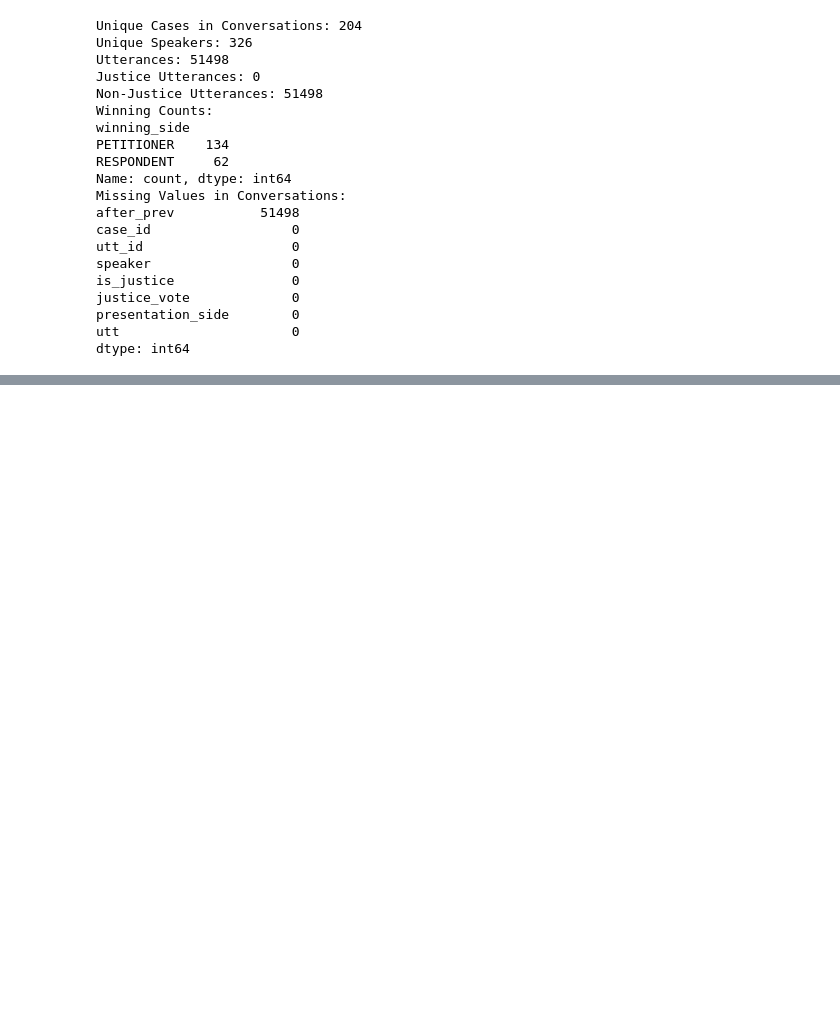
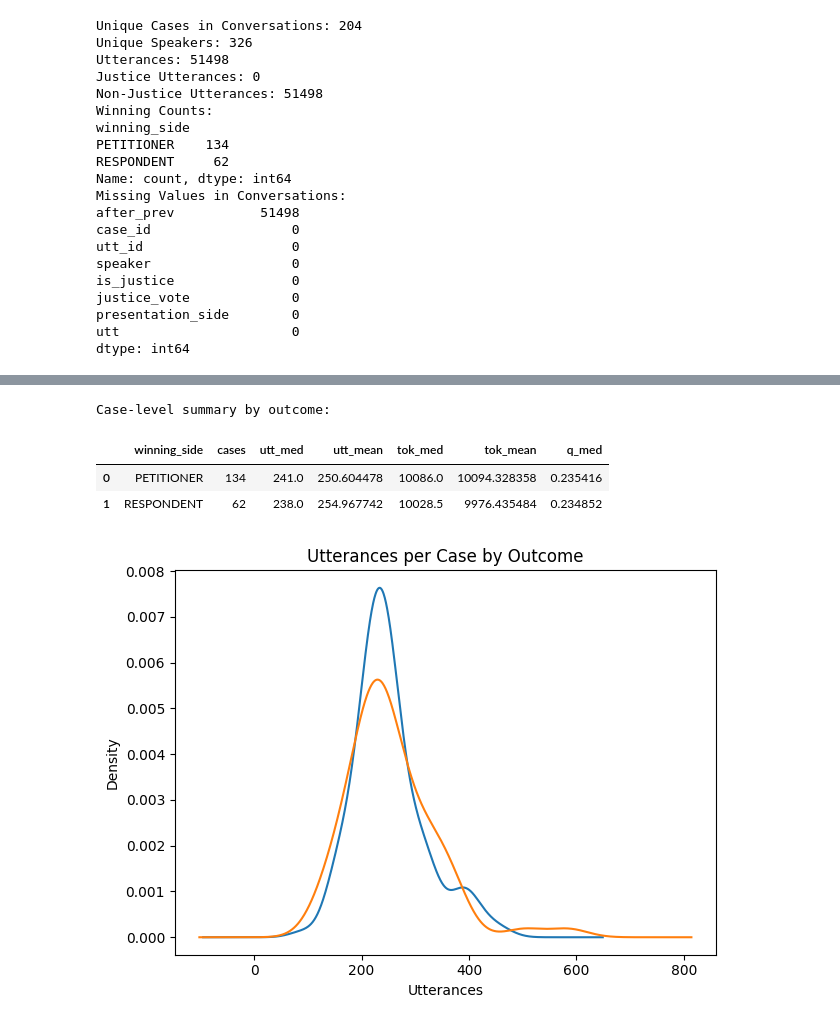
Before and after one commit to sumaitate/ML_SupremeCourtOutcomePrediction, a Jupyter notebook: notebooks/01_data_exploration.ipynb, the cells around one changed output, grey strips where cells are left out. Saved outputs shown, nothing was run; the diff lists cells and outputs as text; code cells hidden in the pictures; blank space fills up the shorter version.

```diff
--- a/notebooks/01_data_exploration.ipynb
+++ b/notebooks/01_data_exploration.ipynb
@@ -223,0 +173,23 @@ Name: count, dtype: int64
+# %%
+is_j = conv["is_justice"].eq("JUSTICE")
+print("Justice Utterances:", int(is_j.sum()))
+print("Non-Justice Utterances:", int((~is_j).sum()))
+
+conv = conv.merge(gen, on="speaker", how="left")
+conv["gender"] = conv["gender"].fillna("na")
+
+conv2 = conv.merge(out, on="case_id", how="left")
+
+print("Cases in Conversations:", conv2["case_id"].nunique())
+print("Cases with Missing Outcome:", int(conv2.drop_duplicates("case_id")["winning_side"].isna().sum()))
+
+def tok_simple(s: str) -> list[str]:
+    return re.findall(r"[A-Za-z0-9']+", s.lower())
+
+
+utt_s = conv2["utt"].fillna("").astype(str)
+
+conv2["utt_chars"] = utt_s.str.len()
+conv2["utt_toks"] = utt_s.map(lambda x: len(tok_simple(x)))
+conv2["is_q"] = utt_s.str.contains(r"\?", regex=True)
+conv2["is_empty"] = utt_s.str.strip().eq("")
@@ -271,0 +366,28 @@ Saved: /Users/Sumaitat/Coding Projects/ML_SupremeCourtOutcomePrediction/reports/
+# %%
+labelled = case_stats.dropna(subset=["winning_side"]).copy()
+
+by_out = labelled.groupby("winning_side", as_index=False).agg(
+    cases=("case_id", "count"),
+    utt_med=("utt_n", "median"),
+    utt_mean=("utt_n", "mean"),
+    tok_med=("tok_n", "median"),
+    tok_mean=("tok_n", "mean"),
+    q_med=("q_rate", "median"),
+)
+
+print("Case-level summary by outcome:")
+display(by_out)
+
+plt.figure()
+for side in labelled["winning_side"].dropna().unique():
+    labelled.loc[labelled["winning_side"] == side, "utt_n"].plot(kind="kde", label=side)
+plt.title("Utterances per Case by Outcome")
+plt.xlabel("Utterances")
+plt.tight_layout()
+plt.show()
+# %% [output]
+Case-level summary by outcome:
+|  | winning_side | cases | utt_med | utt_mean | tok_med | tok_mean | q_med |
+| 0 | PETITIONER | 134 | 241.0 | 250.604478 | 10086.0 | 10094.328358 | 0.235416 |
+| 1 | RESPONDENT | 62 | 238.0 | 254.967742 | 10028.5 | 9976.435484 | 0.234852 |
+[figure, added]
```
Also changed, not shown: parts of 18 cells of this notebook, 5 other files.
